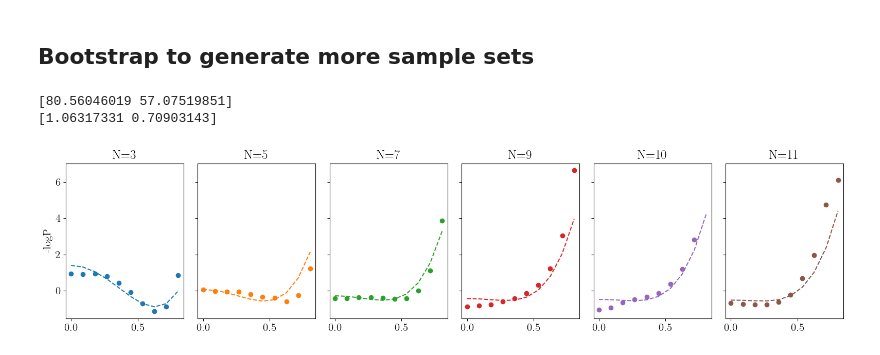
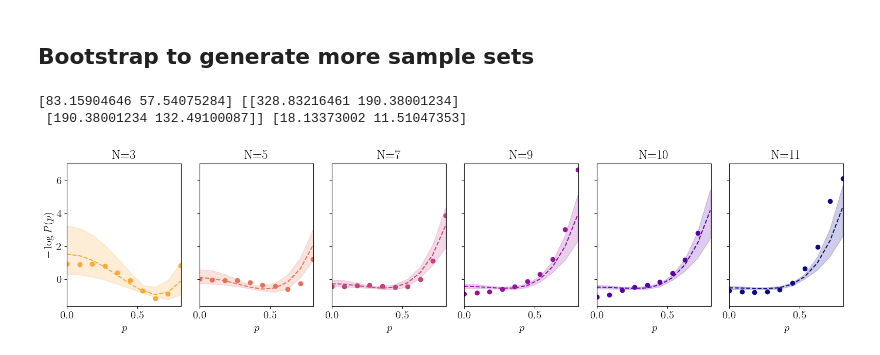
Before and after one commit to Irene-Li/ActivePoly, a Jupyter notebook: spinning_rods_bootstrap.ipynb, the cells around one changed output. Drawn from its saved outputs; the diff is of its cells as text; code cells hidden in the pictures.

```diff
--- a/spinning_rods_bootstrap.ipynb
+++ b/spinning_rods_bootstrap.ipynb
@@ -86,35 +88,53 @@ for j in range(100):
+# %%
+MAPs = []
+index_array = np.arange(len(data))
+
+for j in range(100):
+    ind = np.random.choice(index_array, len(data))
+    resampled_data = [data[index] for index in ind]
+    resampled_Ls = [Ls[index] for index in ind]
+    Ps, uni_Ls = count_Ps(resampled_data, resampled_Ls)
+    Ps_sym = Ps[:, int((N)/2):] + np.flip(Ps[:, :int((N)/2)+1], axis=1)
+
+    f = lambda x: cost(x, uni_Ls, Ps_sym)
+    res = minimize(f, guess, bounds=bounds, method='trust-constr')
+    MAPs.append(res.x)
 # %%
-print(np.mean(MAPs, axis=0))
-print(np.std(MAPs, axis=0))
+mean = np.mean(MAPs, axis=0)
+cov = np.cov(np.transpose(MAPs))
+print(mean, cov, np.sqrt(np.diag(cov)))
 # %% [output]
-[80.56046019 57.07519851]
-[1.06317331 0.70903143]
+[83.15904646 57.54075284] [[328.83216461 190.38001234]
+ [190.38001234 132.49100087]] [18.13373002 11.51047353]
 # %%
-Ps = []
-for i in range(len(Ls)):
-    counts, _ = np.histogram(data[i][:, 1], bins=bins, density=True)
-    Ps.append(counts)
-Ps = np.array(Ps)
+Ps, uni_Ls = count_Ps(data, Ls)
 Ps_sym = Ps[:, int((N)/2):] + np.flip(Ps[:, :int((N)/2)+1], axis=1)
 
-Ls2 = [3, 5, 7, 9, 10, 11, 30]
+V_fit1 = get_V(mean, uni_Ls)
 
-# guess = np.array([70, 57])
-guess = np.mean(MAPs, axis=0)
-V_fit = get_V(guess, Ls2)
+
+
+num_samples = 50
+samples = np.random.multivariate_normal(mean, cov, num_samples)
+V_fits = [get_V(s, uni_Ls) for s in samples]
+V_fit2 = np.min(V_fits, axis=0)
+V_fit3  = np.max(V_fits, axis=0)
 
 plt.rc('text', usetex=True)
 plt.rc('font', family='serif', size=15)
 
-fig, axes = plt.subplots(1, len(Ls), sharex=True, sharey=True, figsize=(16, 4))
+fig, axes = plt.subplots(1, len(uni_Ls), sharex=True, sharey=True, figsize=(16, 4))
 
-for (i, L) in enumerate(Ls):
-    axes[i].plot(mids_sym, -np.log(Ps_sym[i]), 'o', c=plt.cm.tab10(i))
-    axes[i].plot(mids_sym, V_fit[i], '--', c=plt.cm.tab10(i))
+for (i, L) in enumerate(uni_Ls):
+    axes[i].plot(mids_sym, -np.log(Ps_sym[i]), 'o', c=discrete_cmap(i))
+    axes[i].plot(mids_sym, V_fit1[i], '--', c=discrete_cmap(i))
+    axes[i].fill_between(mids_sym, V_fit2[i], V_fit3[i], color=discrete_cmap(i), alpha=0.2)
     axes[i].set_title('N={}'.format(L))
-axes[0].set_ylabel('-logP')
+    axes[i].set_xlabel(r'$p$')
+axes[0].set_ylabel(r'$-\log P(p)$')
+axes[0].set_xlim([0, 0.81])
 plt.tight_layout()
-# plt.savefig('Figures/sr_fit.pdf')
+plt.savefig('Figures/sr_fit.pdf')
 plt.show()
 # %% [output]
-[figure, old version]
+[figure, new version]
```
Also changed, not shown: parts of 16 cells of this notebook, 15 other files.
